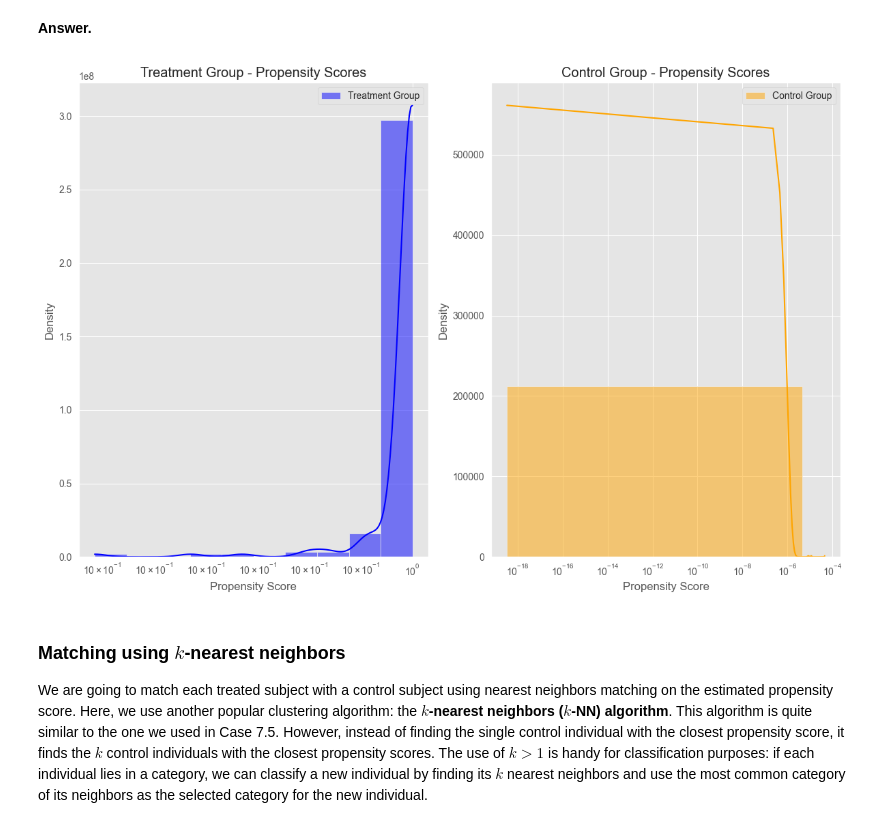
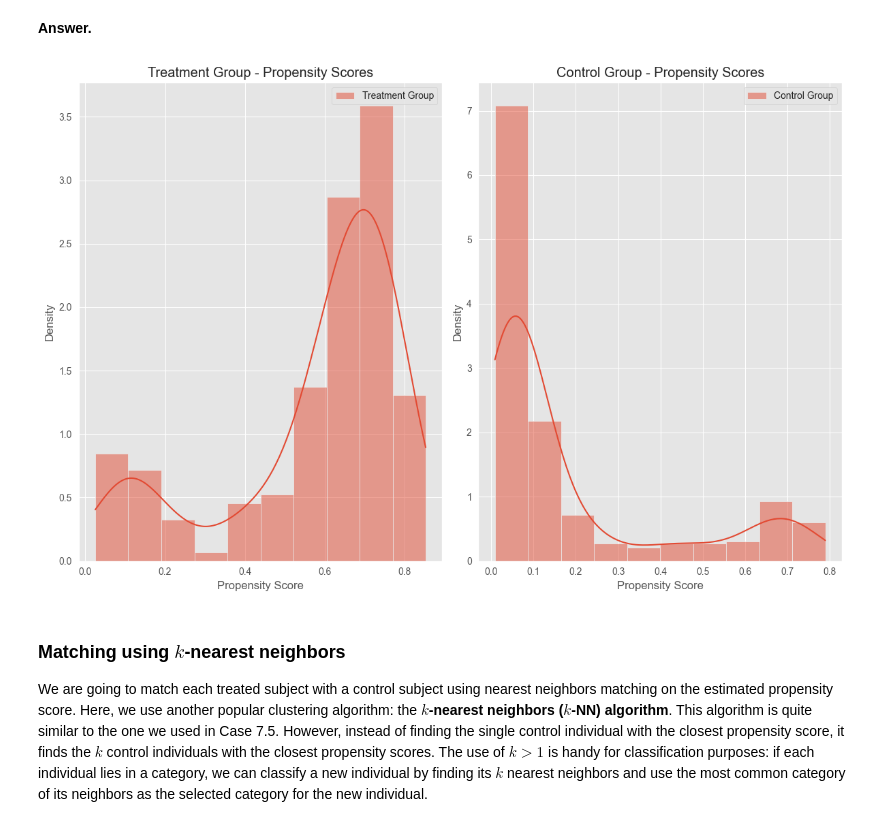
Before and after one commit to Yoker2004/Case-Studies, a Jupyter notebook: Case-2/assignment_2_STUDENT - Copy.ipynb, the cells around one changed output. Drawn from its saved outputs; the diff is of its cells as text; code cells hidden in the pictures.

```diff
--- a/Case-2/assignment_2_STUDENT.ipynb
+++ b/Case-2/assignment_2_STUDENT - Copy.ipynb
@@ -226,16 +226,16 @@ plt.show()
 # %% [markdown]
 **Answer.**
 # %%
-# logist_df = lalonde_df.copy()
-# outcome_var = logist_df['treat']
-# covars = logist_df.drop(columns = ['re78'])
+logist_df = lalonde_df.copy()
+outcome_var = logist_df['treat']
+covars = logist_df.drop(columns = ['re78','treat'])
 # from sklearn.linear_model import LogisticRegression            # For sklearn model
 # model = LogisticRegression(penalty='l2')  # Regularization
 # model.fit(covars, outcome_var)
 
 
+covars = sm.add_constant(covars)
 
-covars = sm.add_constant(covars)
 
 logit_reg = sm.Logit(outcome_var, covars)
 result = logit_reg.fit()
@@ -265,38 +265,40 @@ are not identified.
 # %% [markdown]
 **Answer.**
 # %%
-# pscore_logit = model.predict(covars) #for sklearn model
+
 
 pscore_logit = result.predict(covars)
 logist_df['pscore_logit'] = pscore_logit
 
-treat_propen = logist_df.loc[logist_df['treat'] == 1, 'pscore_logit']
-control_propen = logist_df.loc[logist_df['treat'] == 0, 'pscore_logit']
+
+
+treat_propen = logist_df.loc[logist_df['treat'] == 1, ['pscore_logit']]
+control_propen = logist_df.loc[logist_df['treat'] == 0, ['pscore_logit']]
 
 plt.figure(figsize=(12, 8))
 
 plt.subplot(1, 2, 1)
-sns.histplot(treat_propen, kde=True, color="blue", label="Treatment Group", stat="density", bins=10)
+sns.histplot(treat_propen, kde=True, label="Treatment Group", stat="density", bins=10)
 plt.title("Treatment Group - Propensity Scores")
 plt.xlabel("Propensity Score")
 plt.ylabel("Density")
-plt.xscale('log')  # Apply log scale to x-axis
+plt.xscale('linear')
 plt.legend()
 
 # Histogram for Control Group
 plt.subplot(1, 2, 2)
-sns.histplot(control_propen, kde=True, color="orange", label="Control Group", stat="density", bins=10)
+sns.histplot(control_propen, kde=True, label="Control Group", stat="density", bins=10)
 plt.title("Control Group - Propensity Scores")
 plt.xlabel("Propensity Score")
 plt.ylabel("Density")
-plt.xscale('log')  # Apply log scale to x-axis
+plt.xscale('linear')
 plt.legend()
 
 # Show the plots
 plt.tight_layout()
 plt.show()
 # %% [output]
-[figure, old version]
+[figure, new version]
 # %% [markdown]
 ### Matching using $k$-nearest neighbors
 
```
Also changed, not shown: parts of 7 cells of this notebook.
